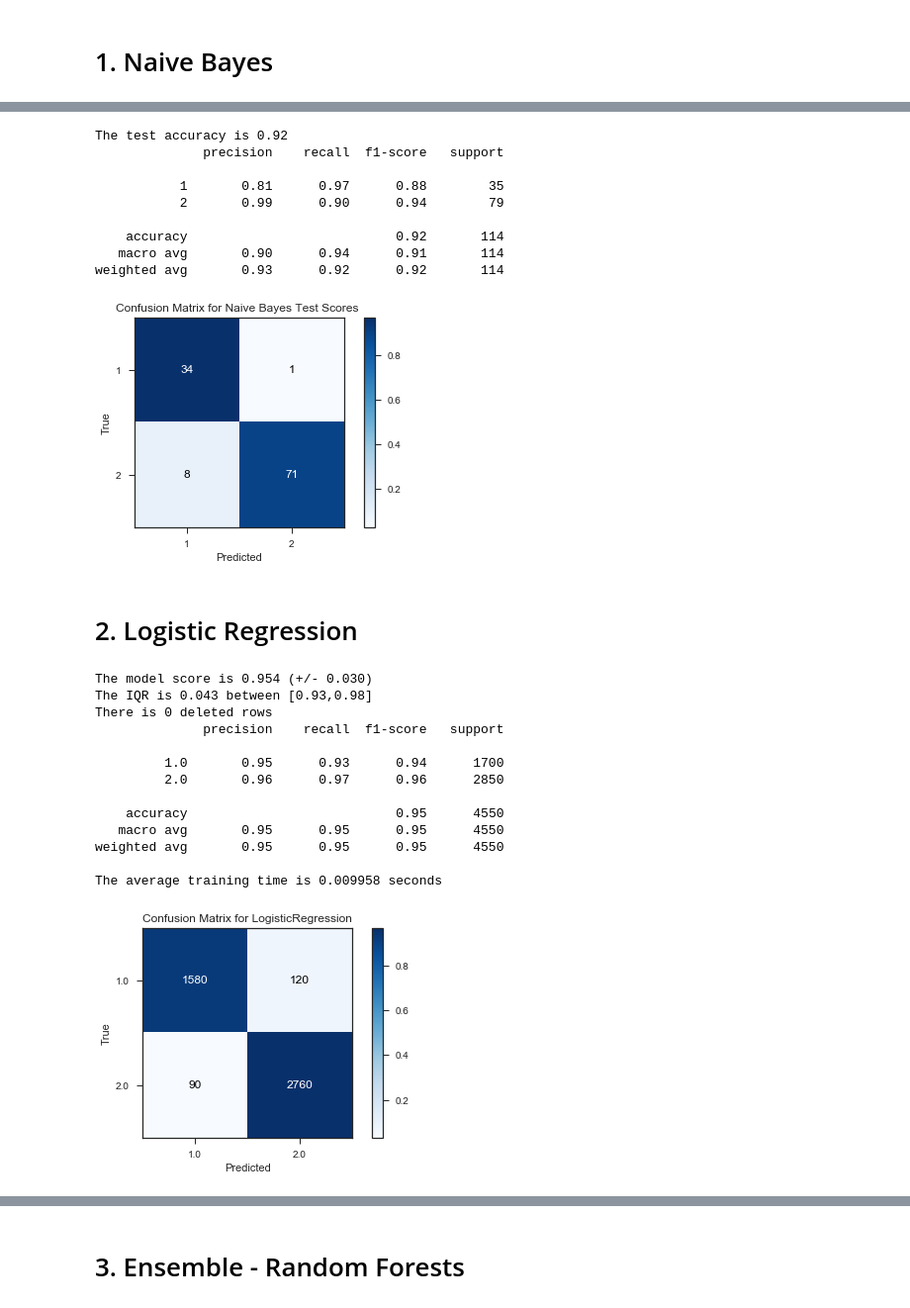
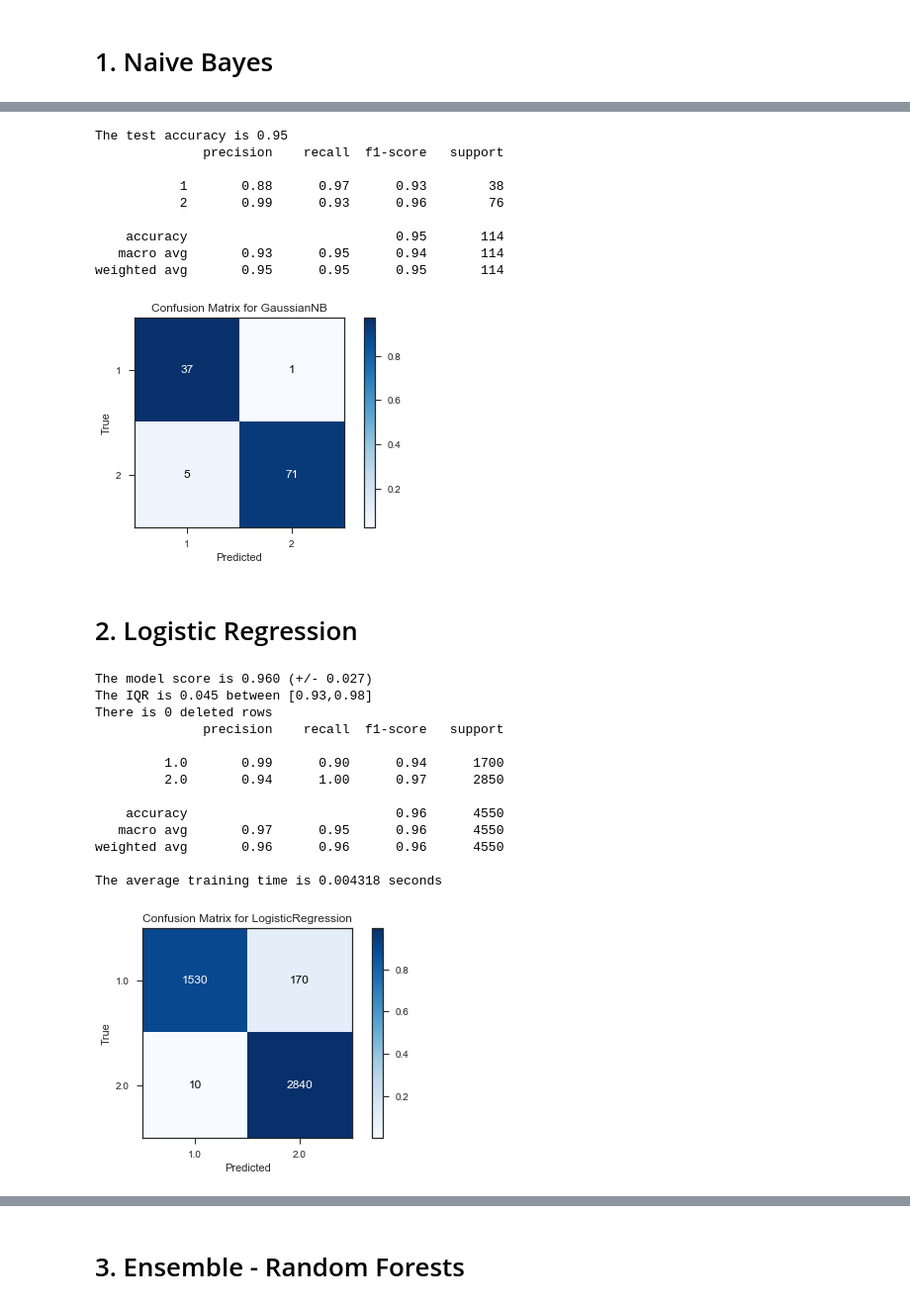
Before and after one commit to mohammeddonia/StatLearn-Comparison, a Jupyter notebook: Binary_01_Cancer Diagnostics.ipynb, the cells around one changed output, grey strips where cells are left out. Shown at 99% size. Cells and saved outputs as stored; diff of their text form; code cells hidden in the pictures.

```diff
--- a/Binary_01_Cancer Diagnostics.ipynb
+++ b/Binary_01_Cancer Diagnostics.ipynb
@@ -195,43 +199,43 @@ The average training time is 0.005614 seconds
 # %%
 #  Fitting on the training data
 NB = classifiers['Naive Bayes']()
 NB.fit(df.drop('y',axis=1), df['y'])
 
 # Getting predictions and getting the accuracy score with confusion matrix and classification report
 test_pred = NB.predict(df_test.drop('y',axis=1))
 test_score_NB = accuracy_score(test_pred, df_test['y'])
 print('The test accuracy is %0.2f'%test_score_NB)
 print(classification_report(test_pred, df_test['y']))
-_,test_conf_NB = plot_confusion(test_pred, df_test['y'],'Naive Bayes Test Scores ()')
+_,test_conf_NB = plot_confusion(test_pred, df_test['y'],NB)
 # %% [output]
-The test accuracy is 0.92
+The test accuracy is 0.95
               precision    recall  f1-score   support
 
-           1       0.81      0.97      0.88        35
-           2       0.99      0.90      0.94        79
+           1       0.88      0.97      0.93        38
+           2       0.99      0.93      0.96        76
 
-    accuracy                           0.92       114
-   macro avg       0.90      0.94      0.91       114
-weighted avg       0.93      0.92      0.92       114
+    accuracy                           0.95       114
+   macro avg       0.93      0.95      0.94       114
+weighted avg       0.95      0.95      0.95       114
-[figure, old version]
+[figure, new version]
 # %% [markdown]
 # 2. Logistic Regression
 # %%
-val_conf_LR, val_scores_LR, val_time_LR = classify(df.drop('y',axis=1), df['y'],
+val_conf_LR, val_scores_LR, val_time_LR = classify(cancer_prepared, np.array(df['y']),
                                               classifiers['Logistic Regression'](solver='liblinear'))
 print('The average training time is %0.6f seconds'%val_time_LR.mean())
 # %% [output]
-The model score is 0.954 (+/- 0.030)
-The IQR is 0.043 between [0.93,0.98]
+The model score is 0.960 (+/- 0.027)
+The IQR is 0.045 between [0.93,0.98]
 There is 0 deleted rows
               precision    recall  f1-score   support
 
-         1.0       0.95      0.93      0.94      1700
-         2.0       0.96      0.97      0.96      2850
+         1.0       0.99      0.90      0.94      1700
+         2.0       0.94      1.00      0.97      2850
 
-    accuracy                           0.95      4550
-   macro avg       0.95      0.95      0.95      4550
-weighted avg       0.95      0.95      0.95      4550
+    accuracy                           0.96      4550
+   macro avg       0.97      0.95      0.96      4550
+weighted avg       0.96      0.96      0.96      4550
 
-The average training time is 0.009958 seconds
+The average training time is 0.004318 seconds
-[figure, old version]
+[figure, new version]
```
Also changed, not shown: parts of 39 cells of this notebook, 35 other files.
